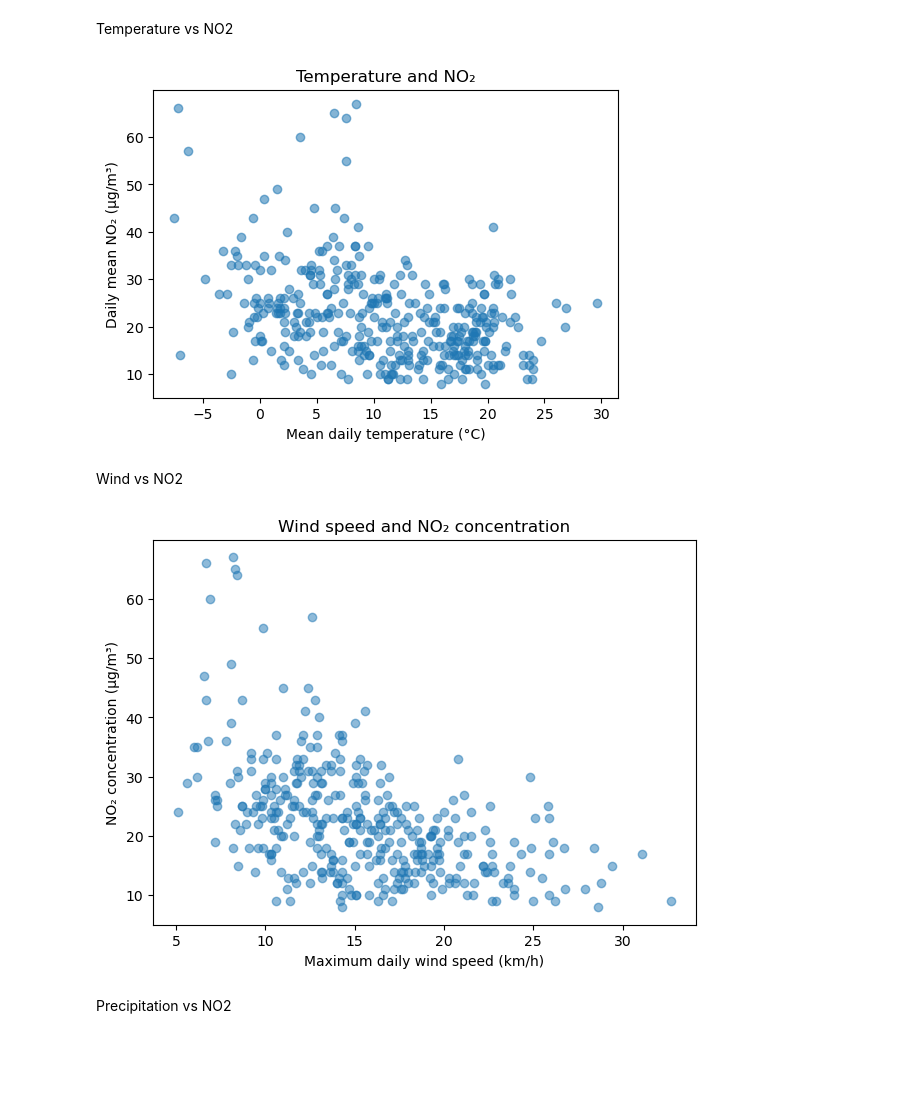
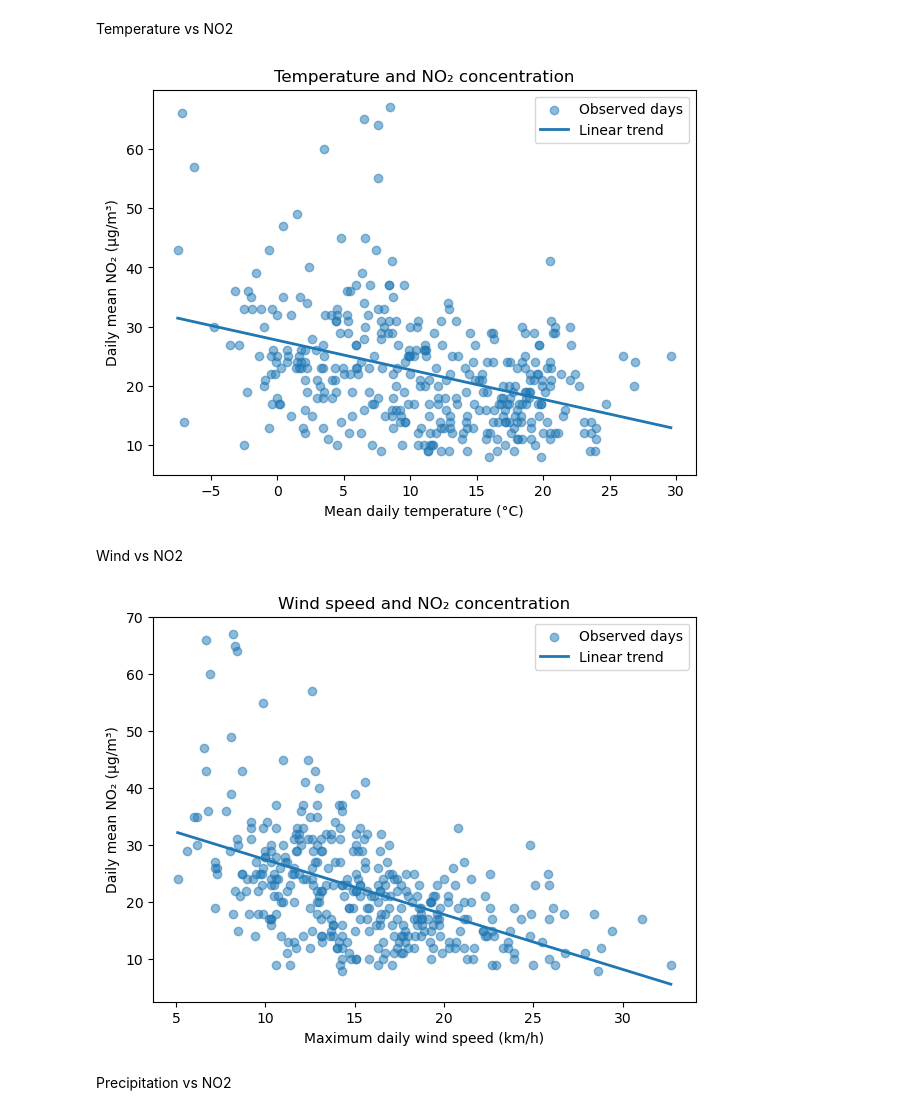
Before and after one commit to karlaguio/berlin-air-pollution-regression, a Jupyter notebook: berlin_air_pollution_analysis.ipynb, the cells around one changed output. Saved outputs shown, nothing was run; the diff lists cells and outputs as text; code cells hidden in the pictures; blank space fills up the shorter version.

```diff
--- a/berlin_air_pollution_analysis.ipynb
+++ b/berlin_air_pollution_analysis.ipynb
@@ -155,25 +155,88 @@ plt.show()
 # %% [markdown]
 Temperature vs NO2
 # %%
-plt.figure(figsize=(6, 4))
-plt.scatter(data["temp_mean"], data["no2"], alpha=0.55)
+# relationship between temperature and NO2
+plt.figure(figsize=(7, 5))
+
+plt.scatter(
+    data["temp_mean"],
+    data["no2"],
+    alpha=0.5,
+    label="Observed days"
+)
+
+# added a simple linear trend line for visualization only
+slope, intercept = np.polyfit(
+    data["temp_mean"],
+    data["no2"],
+    1
+)
+
+x_line = np.linspace(
+    data["temp_mean"].min(),
+    data["temp_mean"].max(),
+    100
+)
+
+y_line = intercept + slope * x_line
+
+plt.plot(
+    x_line,
+    y_line,
+    linewidth=2,
+    label="Linear trend"
+)
+
 plt.xlabel("Mean daily temperature (°C)")
 plt.ylabel("Daily mean NO₂ (µg/m³)")
-plt.title("Temperature and NO₂")
+plt.title("Temperature and NO₂ concentration")
+plt.legend()
+
 plt.show()
 # %% [output]
-[figure, old version]
+[figure, new version]
 # %% [markdown]
 Wind vs NO2
 # %%
-plt.figure(figsize=(6, 4))
-plt.scatter(data["wind_max"], data["no2"], alpha=0.55)
+plt.figure(figsize=(7, 5))
+
+plt.scatter(
+    data["wind_max"],
+    data["no2"],
+    alpha=0.5,
+    label="Observed days"
+)
+
+# added a simple linear trend for visualization
+slope, intercept = np.polyfit(
+    data["wind_max"],
+    data["no2"],
+    1
+)
+
+x_line = np.linspace(
+    data["wind_max"].min(),
+    data["wind_max"].max(),
+    100
+)
+
+y_line = intercept + slope * x_line
+
+plt.plot(
+    x_line,
+    y_line,
+    linewidth=2,
+    label="Linear trend"
+)
+
 plt.xlabel("Maximum daily wind speed (km/h)")
 plt.ylabel("Daily mean NO₂ (µg/m³)")
-plt.title("Wind speed and NO₂")
+plt.title("Wind speed and NO₂ concentration")
+plt.legend()
+
 plt.show()
 # %% [output]
-[figure, old version]
+[figure, new version]
 # %% [markdown]
 Precipitation vs NO2
 # %%
```
Also changed, not shown: parts of 80 cells of this notebook.
